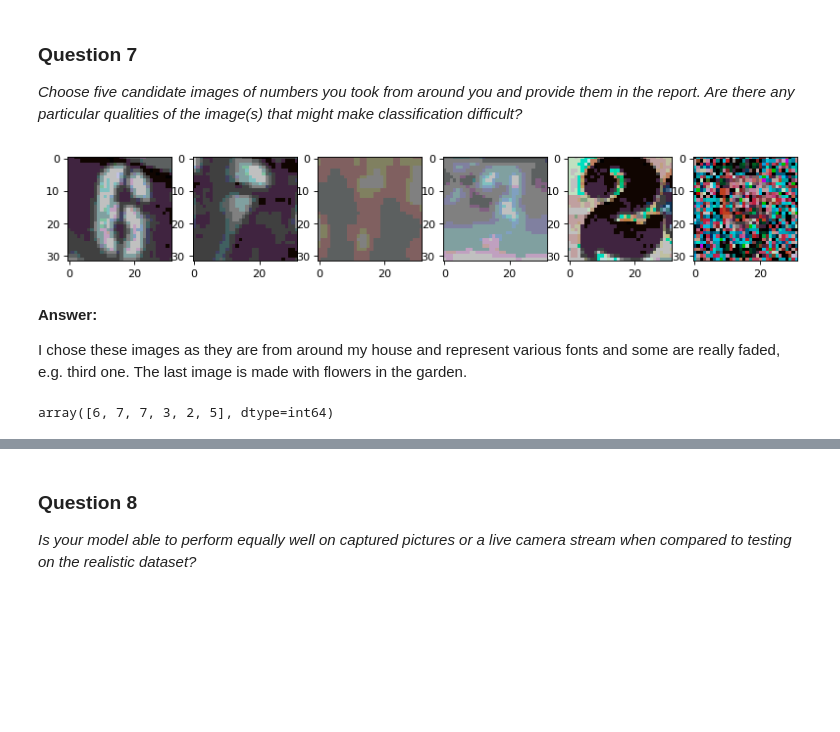
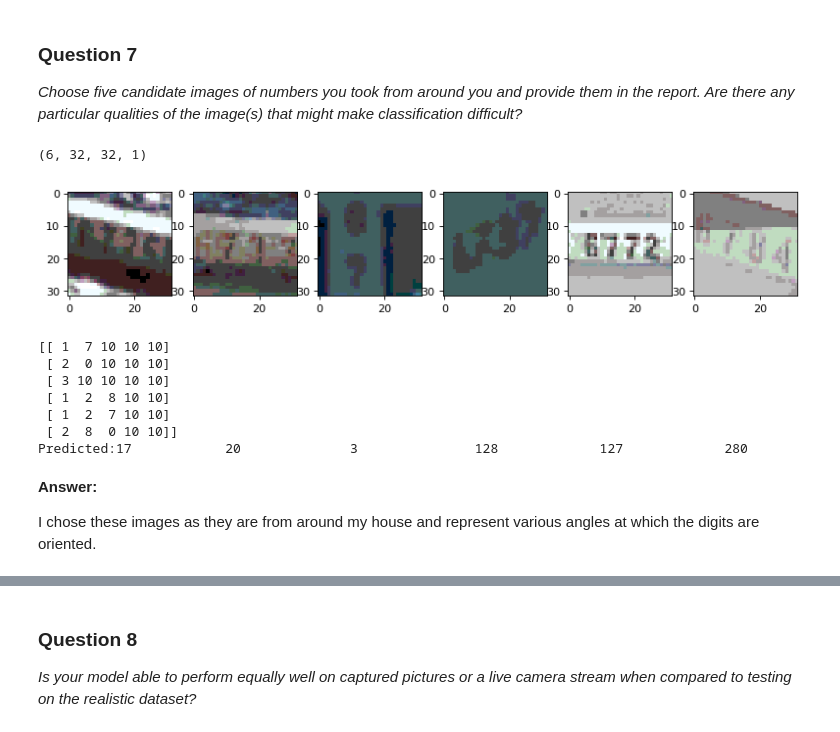
Before and after one commit to dkumar95120/machine_learning_dk, a Jupyter notebook: projects/digit_recognition/digit_recognition.ipynb, the cells around one changed output, grey strips where cells are left out. Saved outputs shown, nothing was run; the diff lists cells and outputs as text; code cells hidden in the pictures; blank space fills up the shorter version.

```diff
--- a/projects/digit_recognition/digit_recognition.ipynb
+++ b/projects/digit_recognition/digit_recognition.ipynb
@@ -421,7 +608,7 @@ for i in range(6):
     plt.imshow(img)
 plt.show()
 #get predicted labels for these images
-y=np.argmax(y_test_pred, axis=2).T
+y=np.argmax(y_pred, axis=2).T
 x='Predicted:'
 for i in range(6):
     for j in y[i]:
@@ -541,30 +783,49 @@ Test  accuracy: 78.83%
+# %%
+import cv2
+def get_image(imagefiles):
+    nfile = len(imagefiles)
+    img = np.zeros((nfile,32,32,1), dtype=np.float32)
+    for i in range(nfile):
+        image = cv2.imread(imagefiles[i])
+        image = np.dot(np.array(image, dtype='float32'), [[0.2989],[0.5870],[0.1140]])
+        img[i] = image
+    return img
 # %% [markdown]
 ### Question 7
 _Choose five candidate images of numbers you took from around you and provide them in the report. Are there any particular qualities of the image(s) that might make classification difficult?_
-# %%
-import cv2
-def get_image(imagefiles):
-	nfile = len(imagefiles)
-	img = np.zeros((nfile,32,32,3), dtype=np.float32)
-	for i in range(nfile):
-		img[i,] = cv2.imread(imagefiles[i])
-	return img
 # %%
 imagefiles =['digit1.bmp', 'digit2.bmp','digit3.bmp','digit4.bmp','digit5.bmp','digit6.bmp']
 img = get_image(imagefiles)
+nfiles=len(imagefiles)
+print(img.shape)
 fig = plt.figure(figsize=(12, 6), dpi=80)
-for i in range(len(imagefiles)):
+for i in range(nfiles):
     plt.subplot(1,6,i+1)
-    plt.imshow(img[i])
+    image = cv2.imread(imagefiles[i])
+    plt.imshow(image)
 plt.show()
+y_p = k_cnn_model.predict(img)
+y = np.argmax(y_p, axis=2).T
+print(y)
+x='Predicted:'
+for i in range(nfiles):
+    for j in y[i]:
+        if j == 10:
+            break
+        x = x + str(j)
+    x=x+'\t\t'
+print(x)
 # %% [output]
+(6, 32, 32, 1)
-[figure, old version]
+[figure, new version]
+[[ 1  7 10 10 10]
+ [ 2  0 10 10 10]
+ [ 3 10 10 10 10]
+ [ 1  2  8 10 10]
+ [ 1  2  7 10 10]
+ [ 2  8  0 10 10]]
+Predicted:17            20              3               128             127             280
 # %% [markdown]
 **Answer:**
 
-I chose these images as they are from around my house and represent various fonts and some are really faded, e.g. third one. The last image is made with flowers in the garden.
+I chose these images as they are from around my house and represent various angles at which the digits are oriented.
-# %%
-y_pred = model.predict(img)
-np.argmax(y_pred, 1)
-# %% [output]
-array([6, 7, 7, 3, 2, 5], dtype=int64)
```
Also changed, not shown: parts of 30 cells of this notebook, 12 other files.
